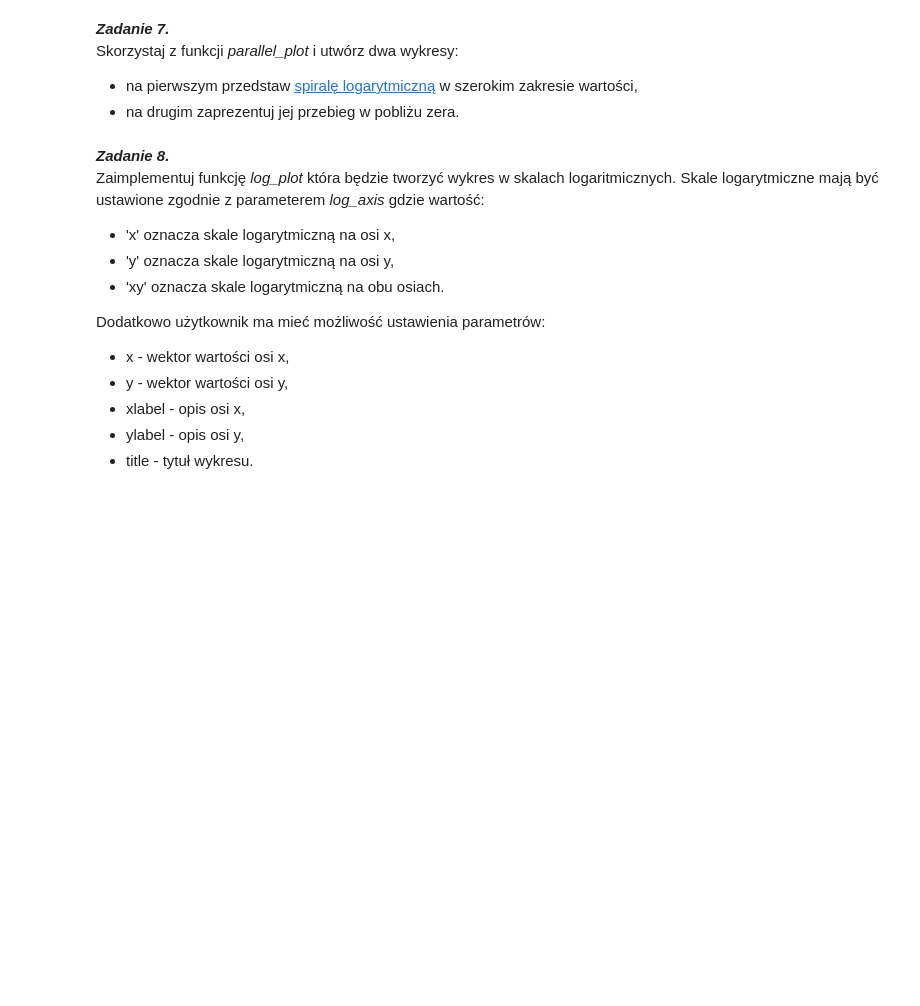
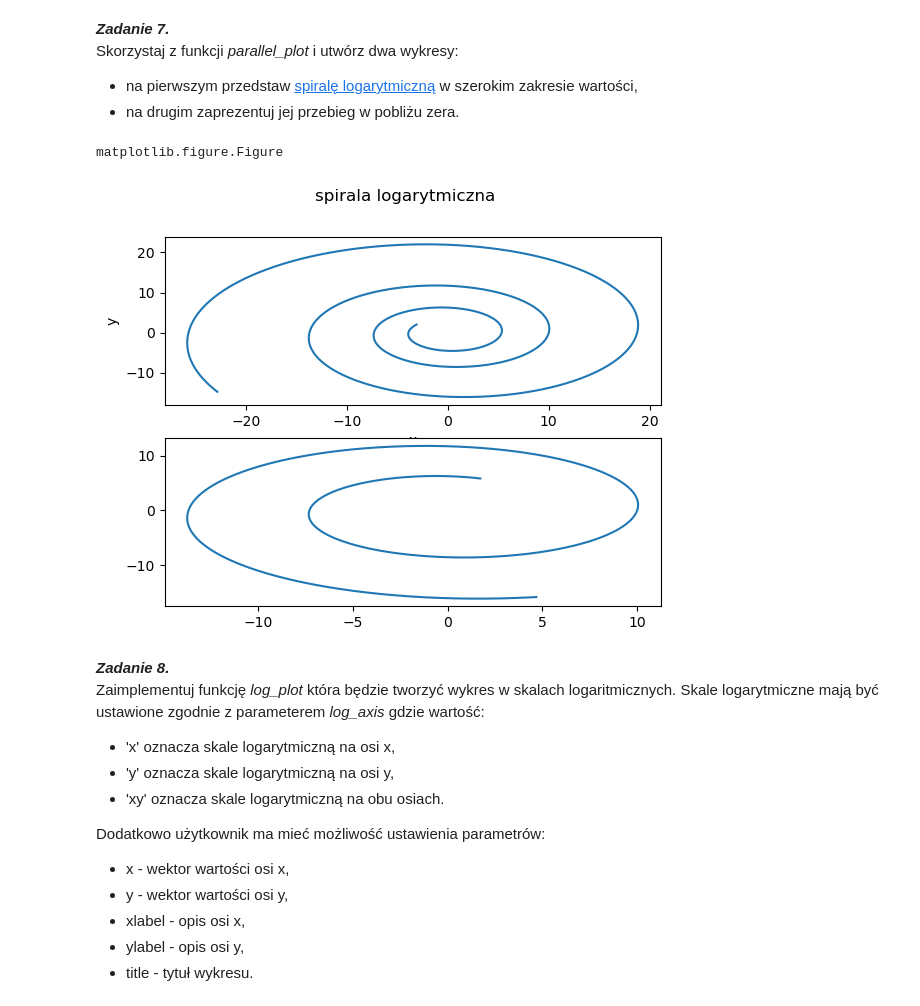
Before and after one commit to Maciej-Palka/MN-lab2, a Jupyter notebook: sprawozdanie.ipynb, the cells around one changed output. Drawn from its saved outputs; the diff is of its cells as text; code cells hidden in the pictures; blank space fills up the shorter version.

```diff
--- a/sprawozdanie.ipynb
+++ b/sprawozdanie.ipynb
@@ -191,6 +237,20 @@ Jeżeli nie da się wyrysować danych należy zwrócić wartość None.
 Skorzystaj z funkcji *parallel_plot* i utwórz dwa wykresy:
 - na pierwszym przedstaw [spiralę logarytmiczną](https://pl.wikipedia.org/wiki/Spirala_logarytmiczna) w szerokim zakresie wartości,
 - na drugim zaprezentuj jej przebieg w pobliżu zera.
+# %%
+p1 = 10
+p2 = 0.1
+x_sp = lambda fi: p1*np.exp(p2*fi) * np.cos(fi)
+y_sp = lambda fi: p1*np.exp(p2*fi) * np.sin(fi)
+
+fi6_1 = np.linspace(-10, 10, 10000)
+fi6_2 = np.linspace(-5, 5, 10000)
+
+fig = main.parallel_plot(x_sp(fi6_1), y_sp(fi6_1), x_sp(fi6_2), y_sp(fi6_2), "x", "y", "x", "y", "spirala logarytmiczna", '-')
+type(fig)
+# %% [output]
+matplotlib.figure.Figure
+[figure, added]
 # %% [markdown]
 ***Zadanie 8.***
 Zaimplementuj funkcję *log\_plot* która będzie tworzyć wykres w skalach logaritmicznych. Skale logarytmiczne mają być ustawione zgodnie z parameterem *log\_axis* gdzie wartość:
```
Also changed, not shown: parts of 6 cells of this notebook, 1 other file.
